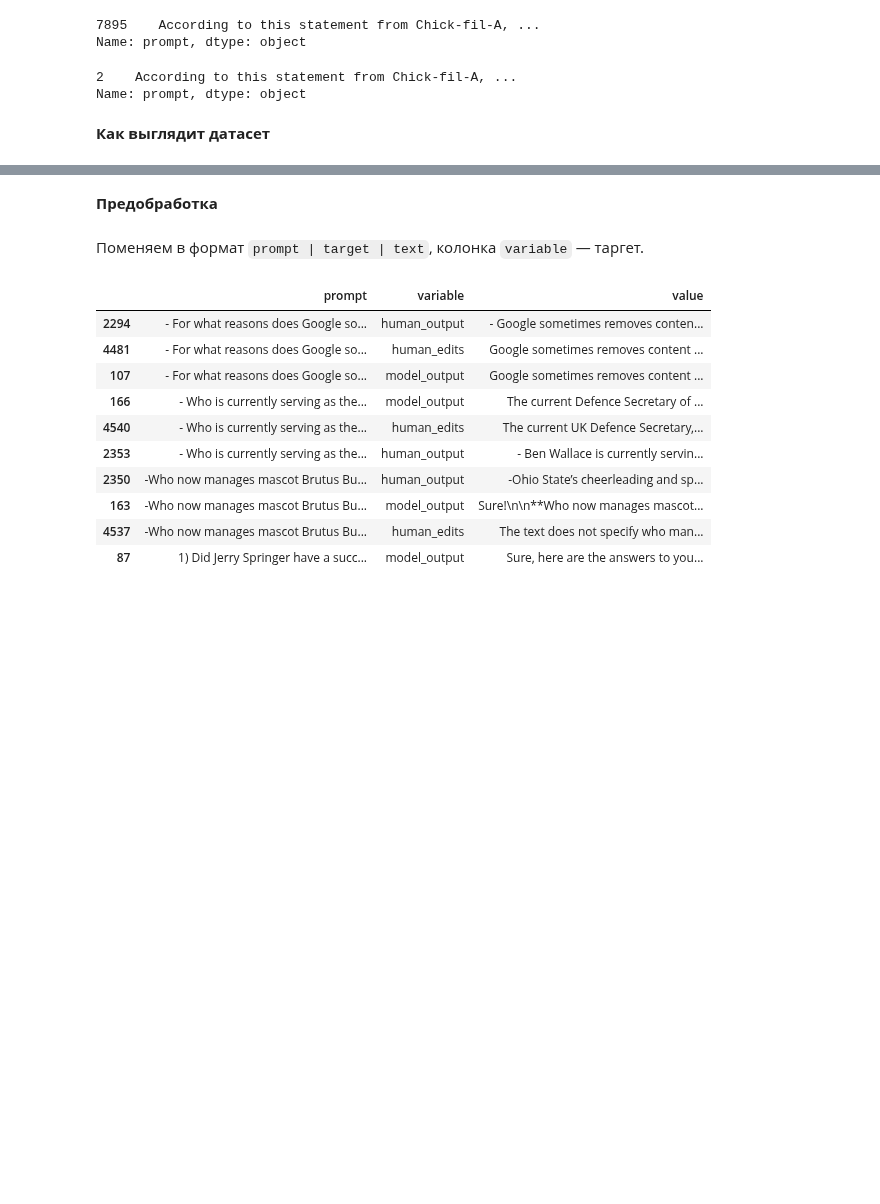
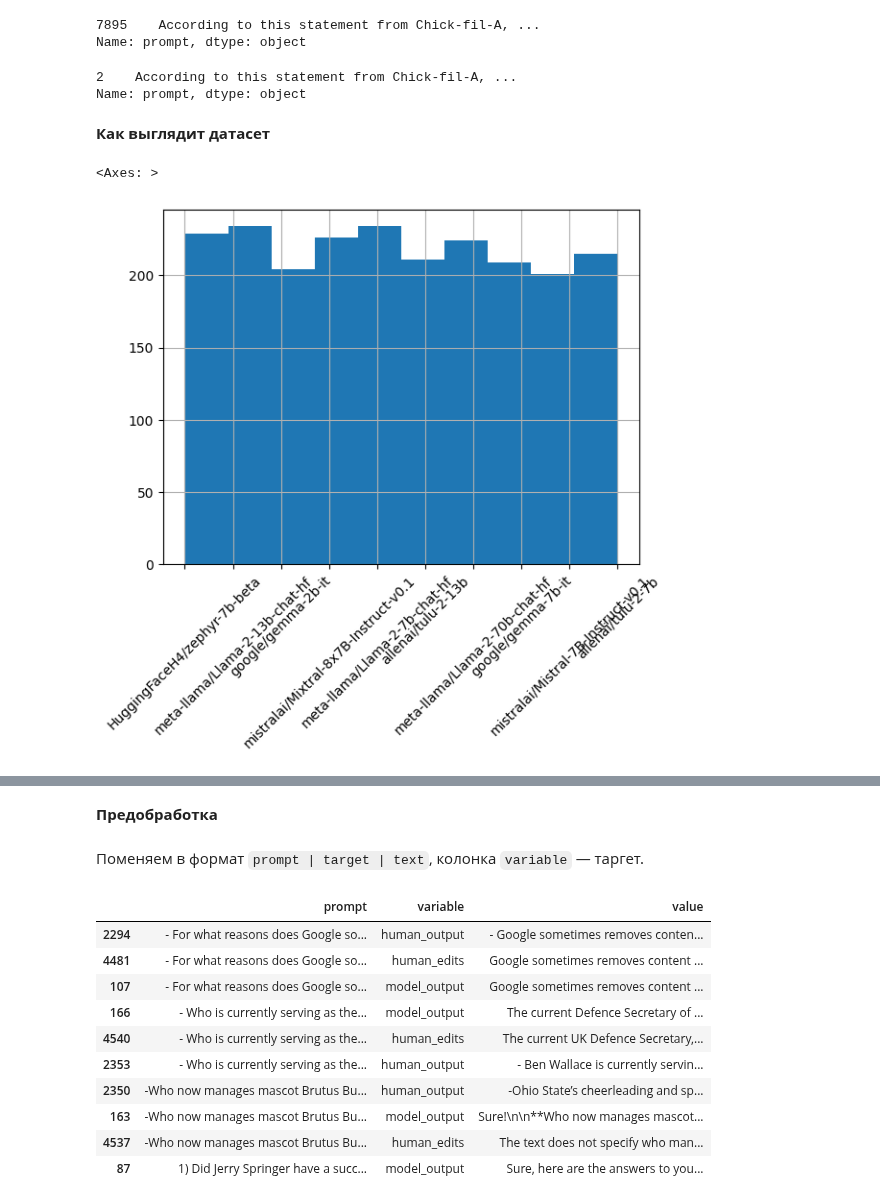
Before and after one commit to aefrt/llm-detection, a Jupyter notebook: dataset.ipynb, the cells around one changed output, grey strips where cells are left out. Saved outputs shown, nothing was run; the diff lists cells and outputs as text; code cells hidden in the pictures; blank space fills up the shorter version.

```diff
--- a/dataset.ipynb
+++ b/dataset.ipynb
@@ -41,6 +32,11 @@ df2.loc[df2.prompt_id == df2.prompt_id[2], 'prompt']
 Name: prompt, dtype: object
 # %% [markdown]
 **Как выглядит датасет**
+# %%
+df2.model.hist(xrot=45)
+# %% [output]
+<Axes: >
+[figure, added]
 # %%
 df1 = df2.loc[:, ['prompt', 'model_output', 'human_output', 'human_edits']]
 # %%
```
Also changed, not shown: parts of 20 cells of this notebook, 3 other files.
